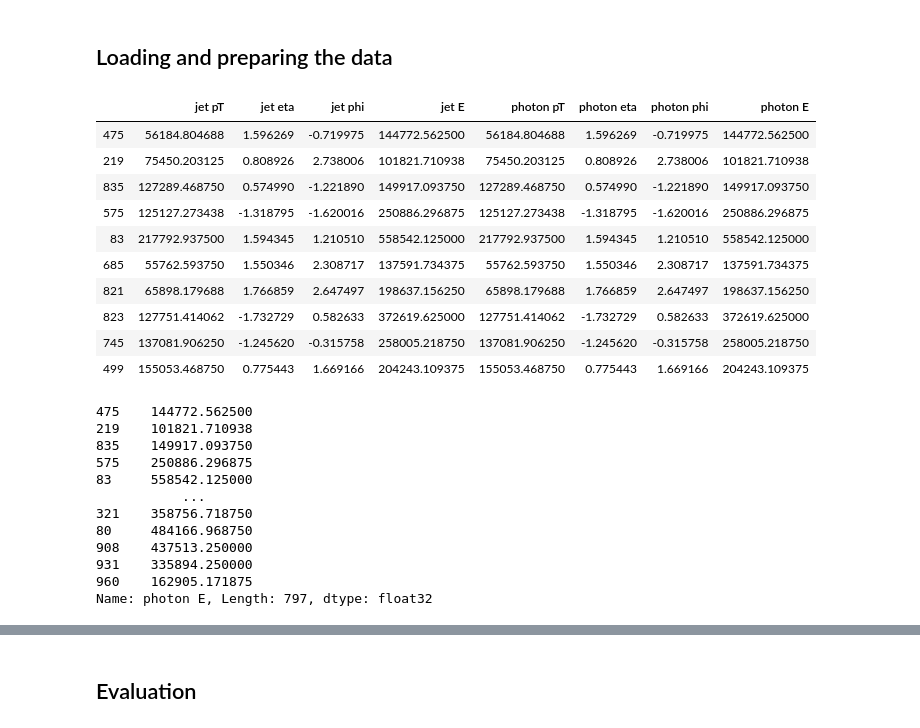
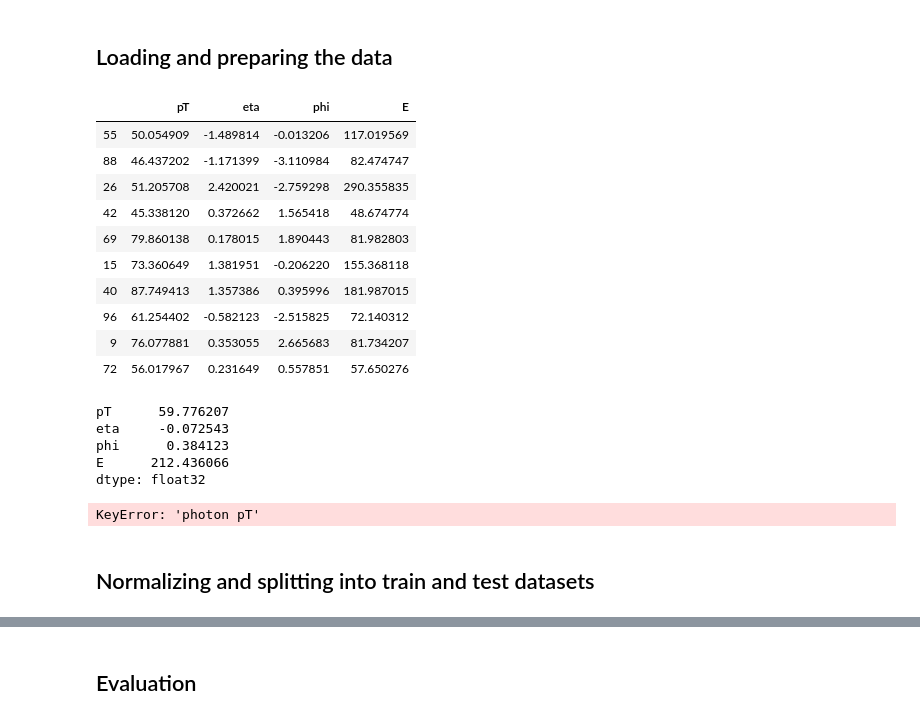
Before and after one commit to erwulff/lth_thesis_project, a Jupyter notebook: jet_by_jet_compression/AE_3D_latent_space/tiny_test_AE_3D.ipynb, the cells around one changed output, grey strips where cells are left out. Saved outputs shown, nothing was run; the diff lists cells and outputs as text; code cells hidden in the pictures.

```diff
--- a/jet_by_jet_compression/AE_3D_latent_space/tiny_test_AE_3D.ipynb
+++ b/jet_by_jet_compression/AE_3D_latent_space/tiny_test_AE_3D.ipynb
@@ -35,37 +35,37 @@ Using device: cpu
 ## Loading and preparing the data
 # %%
 # Load data
-train = pd.read_pickle(BIN + 'processed_data/small_train.pkl')
-test = pd.read_pickle(BIN + 'processed_data/small_test.pkl')
+train_orig = pd.read_pickle(BIN + 'processed_data/train.pkl')
+test_orig = pd.read_pickle(BIN + 'processed_data/test.pkl')
+
+train = pd.read_pickle(BIN + 'processed_data/tiny_train.pkl')
+test = pd.read_pickle(BIN + 'processed_data/tiny_test.pkl')
 
 train.head(10)
 # %% [output]
-|  | jet pT | jet eta | jet phi | jet E | photon pT | photon eta | photon phi | photon E |
-| 475 | 56184.804688 | 1.596269 | -0.719975 | 144772.562500 | 56184.804688 | 1.596269 | -0.719975 | 144772.562500 |
-| 219 | 75450.203125 | 0.808926 | 2.738006 | 101821.710938 | 75450.203125 | 0.808926 | 2.738006 | 101821.710938 |
-| 835 | 127289.468750 | 0.574990 | -1.221890 | 149917.093750 | 127289.468750 | 0.574990 | -1.221890 | 149917.093750 |
-| 575 | 125127.273438 | -1.318795 | -1.620016 | 250886.296875 | 125127.273438 | -1.318795 | -1.620016 | 250886.296875 |
-| 83 | 217792.937500 | 1.594345 | 1.210510 | 558542.125000 | 217792.937500 | 1.594345 | 1.210510 | 558542.125000 |
-| 685 | 55762.593750 | 1.550346 | 2.308717 | 137591.734375 | 55762.593750 | 1.550346 | 2.308717 | 137591.734375 |
-| 821 | 65898.179688 | 1.766859 | 2.647497 | 198637.156250 | 65898.179688 | 1.766859 | 2.647497 | 198637.156250 |
-| 823 | 127751.414062 | -1.732729 | 0.582633 | 372619.625000 | 127751.414062 | -1.732729 | 0.582633 | 372619.625000 |
-| 745 | 137081.906250 | -1.245620 | -0.315758 | 258005.218750 | 137081.906250 | -1.245620 | -0.315758 | 258005.218750 |
-| 499 | 155053.468750 | 0.775443 | 1.669166 | 204243.109375 | 155053.468750 | 0.775443 | 1.669166 | 204243.109375 |
+|  | pT | eta | phi | E |
+| 55 | 50.054909 | -1.489814 | -0.013206 | 117.019569 |
+| 88 | 46.437202 | -1.171399 | -3.110984 | 82.474747 |
+| 26 | 51.205708 | 2.420021 | -2.759298 | 290.355835 |
+| 42 | 45.338120 | 0.372662 | 1.565418 | 48.674774 |
+| 69 | 79.860138 | 0.178015 | 1.890443 | 81.982803 |
+| 15 | 73.360649 | 1.381951 | -0.206220 | 155.368118 |
+| 40 | 87.749413 | 1.357386 | 0.395996 | 181.987015 |
+| 96 | 61.254402 | -0.582123 | -2.515825 | 72.140312 |
+| 9 | 76.077881 | 0.353055 | 2.665683 | 81.734207 |
+| 72 | 56.017967 | 0.231649 | 0.557851 | 57.650276 |
+# %%
+train.mean()
+# %% [output]
+pT      59.776207
+eta     -0.072543
+phi      0.384123
+E      212.436066
+dtype: float32
 # %%
 train.pop('photon pT')
 train.pop('photon phi')
 train.pop('photon eta')
 train.pop('photon E')
 # %% [output]
-475    144772.562500
-219    101821.710938
-835    149917.093750
-575    250886.296875
-83     558542.125000
-           ...
-321    358756.718750
-80     484166.968750
-908    437513.250000
-931    335894.250000
-960    162905.171875
-Name: photon E, Length: 797, dtype: float32
+KeyError: 'photon pT'
@@ -71,0 +74,2 @@ Name: photon E, Length: 797, dtype: float32
+# %% [markdown]
+## Normalizing and splitting into train and test datasets
```
Also changed, not shown: parts of 14 cells of this notebook, 6 other files.
